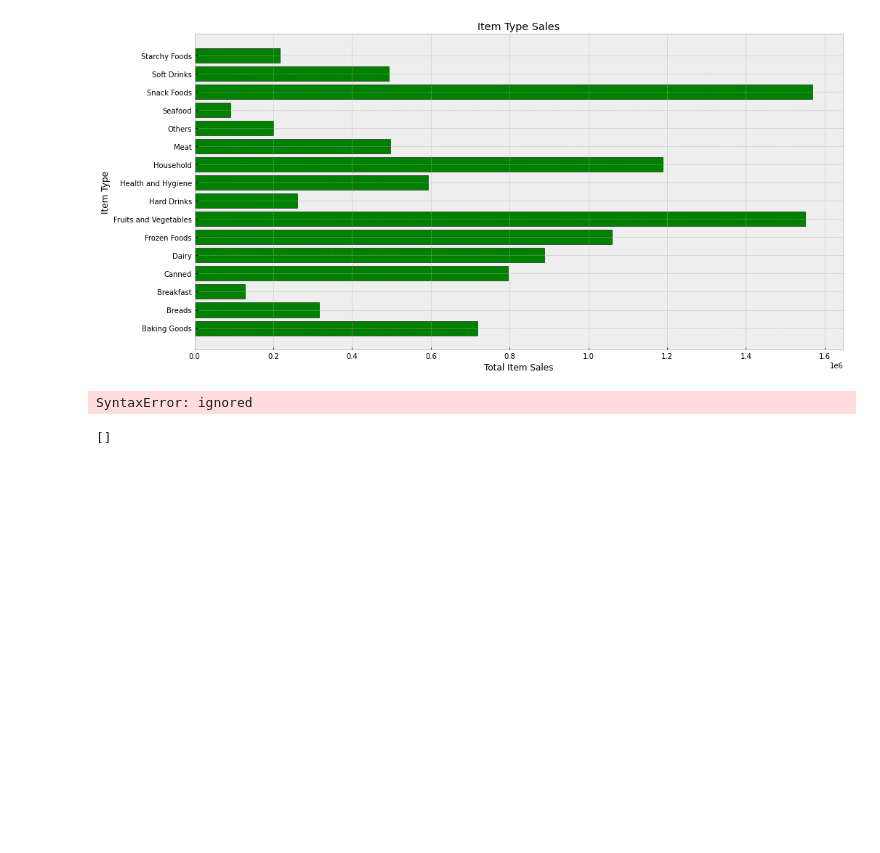
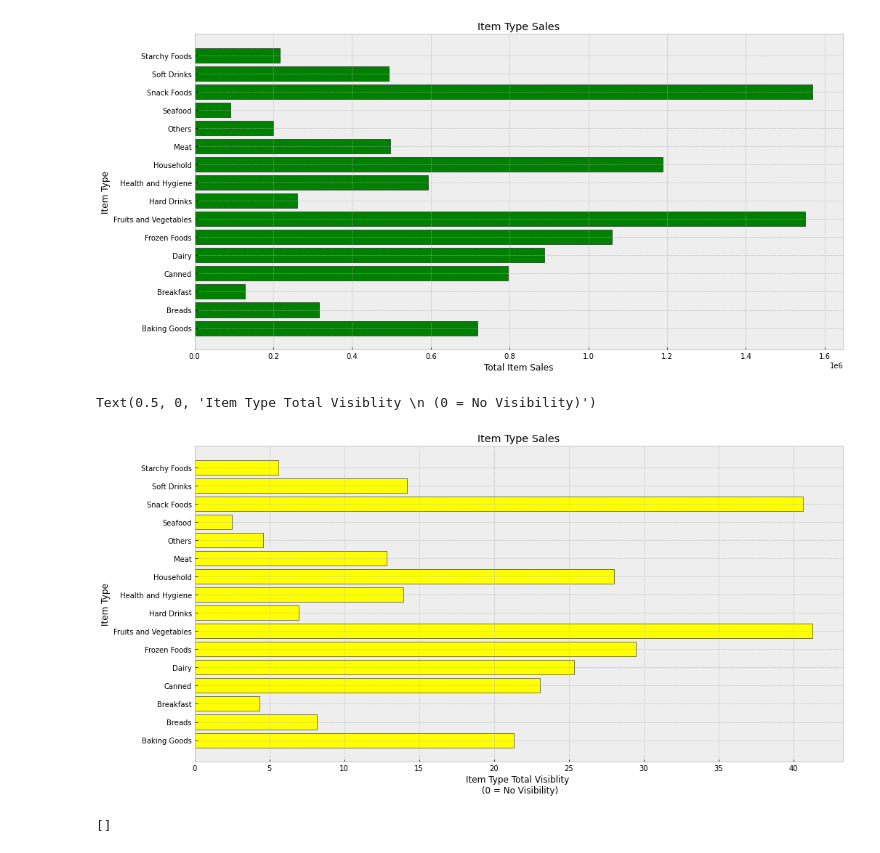
Before and after one commit to RazgrizGhost/first_repository, a Jupyter notebook: Project_1_Part_5_(Core)_JV.ipynb, the cells around one changed output. Saved outputs shown, nothing was run; the diff lists cells and outputs as text; code cells hidden in the pictures; blank space fills up the shorter version.

```diff
--- a/Project_1_Part_5_(Core)_JV.ipynb
+++ b/Project_1_Part_5_(Core)_JV.ipynb
@@ -532,15 +532,16 @@ Text(0.5, 0, 'Total Item Sales')
 # %%
 vislist2 = [21.317356289,8.180015266,4.32742859,23.054381197,25.349305827,29.482378354,41.264512,6.964867335,13.938925056,28.012855251,12.83741549,4.600662905,2.510092026,
             40.628863641,14.172282401,5.615876378]
 
-plt.figure(figsize = (16,8)
+plt.figure(figsize = (16,8))
 
 plt.barh(typelist, vislist2, color = "Yellow", edgecolor = "black");
 plt.title("Item Type Sales")
 plt.ylabel("Item Type")
 plt.xlabel("Item Type Total Visiblity \n (0 = No Visibility)")
 # %% [output]
-SyntaxError: ignored
+Text(0.5, 0, 'Item Type Total Visiblity \n (0 = No Visibility)')
+[figure, added]
 # %%
 vislist2 = [21.317356289,8.180015266,4.32742859,23.054381197,25.349305827,29.482378354,41.264512,6.964867335,13.938925056,28.012855251,12.83741549,4.600662905,2.510092026,
             40.628863641,14.172282401,5.615876378]
```
Also changed, not shown: parts of 11 cells of this notebook.
